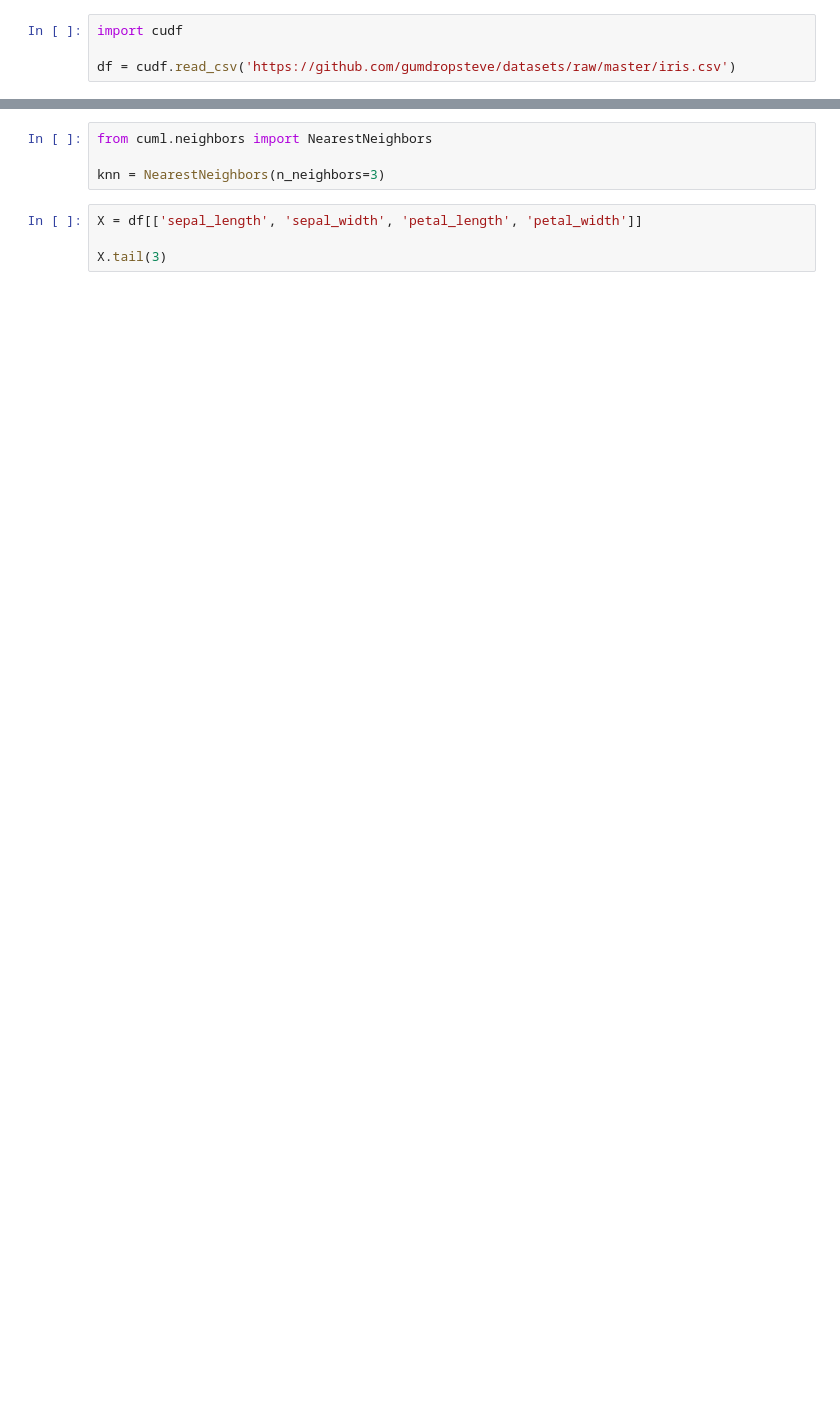
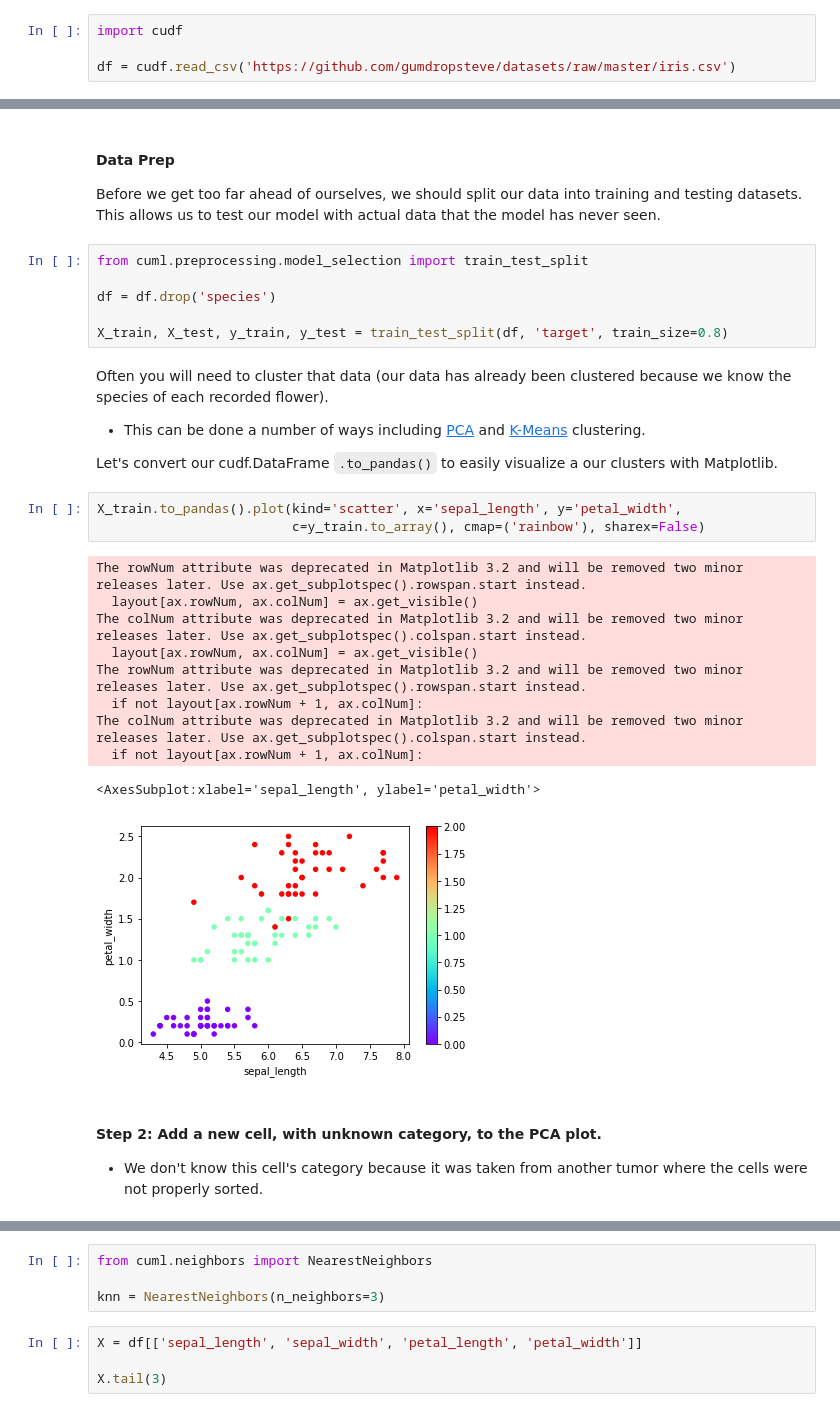
Before and after one commit to Dropout-Analytics/cuml_knn, a Jupyter notebook: knn.ipynb, the cells around one changed output, grey strips where cells are left out. Drawn from its saved outputs; the diff is of its cells as text; blank space fills up the shorter version.

```diff
--- a/knn.ipynb
+++ b/knn.ipynb
@@ -28,0 +30,33 @@ df.species.unique()
+# %% [markdown]
+#### Data Prep
+
+Before we get too far ahead of ourselves, we should split our data into training and testing datasets. This allows us to test our model with actual data that the model has never seen.
+# %%
+from cuml.preprocessing.model_selection import train_test_split
+
+df = df.drop('species')
+
+X_train, X_test, y_train, y_test = train_test_split(df, 'target', train_size=0.8)
+# %% [markdown]
+
+Often you will need to cluster that data (our data has already been clustered because we know the species of each recorded flower).
+- This can be done a number of ways including [PCA](https://github.com/gumdropsteve/cuml_pca) and [K-Means](https://github.com/gumdropsteve/cuml_kmeans) clustering.
+
+Let's convert our cudf.DataFrame `.to_pandas()` to easily visualize a our clusters with Matplotlib.
+# %%
+X_train.to_pandas().plot(kind='scatter', x='sepal_length', y='petal_width',
+                         c=y_train.to_array(), cmap=('rainbow'), sharex=False)
+# %% [output]
+The rowNum attribute was deprecated in Matplotlib 3.2 and will be removed two minor releases later. Use ax.get_subplotspec().rowspan.start instead.
+  layout[ax.rowNum, ax.colNum] = ax.get_visible()
+The colNum attribute was deprecated in Matplotlib 3.2 and will be removed two minor releases later. Use ax.get_subplotspec().colspan.start instead.
+  layout[ax.rowNum, ax.colNum] = ax.get_visible()
+The rowNum attribute was deprecated in Matplotlib 3.2 and will be removed two minor releases later. Use ax.get_subplotspec().rowspan.start instead.
+  if not layout[ax.rowNum + 1, ax.colNum]:
+The colNum attribute was deprecated in Matplotlib 3.2 and will be removed two minor releases later. Use ax.get_subplotspec().colspan.start instead.
+  if not layout[ax.rowNum + 1, ax.colNum]:
+<AxesSubplot:xlabel='sepal_length', ylabel='petal_width'>
+[figure, added]
+# %% [markdown]
+#### Step 2: Add a new cell, with unknown category, to the PCA plot.
+- We don't know this cell's category because it was taken from another tumor where the cells were not properly sorted.
```
Also changed, not shown: parts of 55 cells of this notebook.
